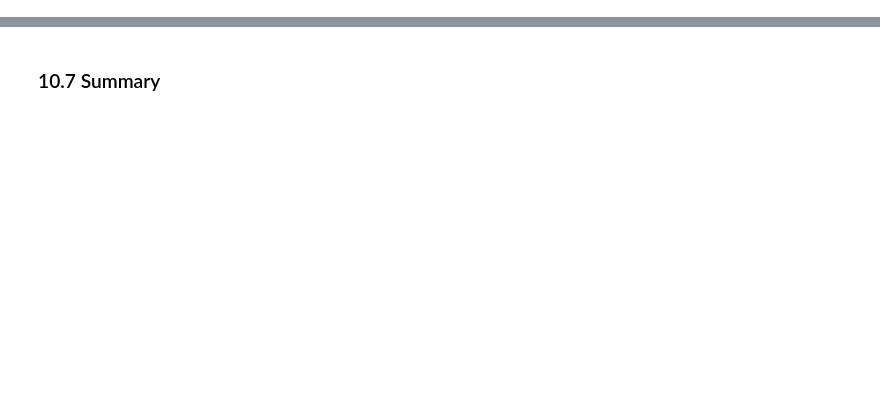
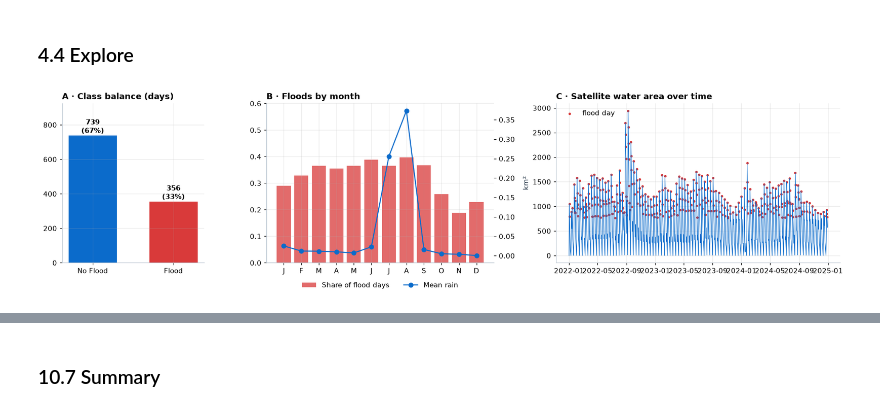
Before and after one commit to Stavan1234/FloodSense, a Jupyter notebook: CIL_Practicals_4_to_10_FloodSense.ipynb, the cells around one changed output, grey strips where cells are left out. Cells and saved outputs as stored; diff of their text form; code cells hidden in the pictures; blank space fills up the shorter version.

```diff
--- a/CIL_Practicals_4_to_10_FloodSense.ipynb
+++ b/CIL_Practicals_4_to_10_FloodSense.ipynb
@@ -1552,0 +131,23 @@ Saved 30 files (figures, tables, model) → FloodSense_Practicals_4_to_10_output
+# %%
+DATA_URL = "https://raw.githubusercontent.com/Stavan1234/FloodSense/main/input_data/flood_dataset.csv"
+
+def load_dataset():
+    """Local copy if present, else download from GitHub, else ask for an upload (Colab)."""
+    for path in [Path("flood_dataset.csv"), Path("input_data/flood_dataset.csv"), Path("/content/flood_dataset.csv")]:
+        if path.exists():
+            return pd.read_csv(path), str(path)
+    try:
+        return pd.read_csv(DATA_URL), "GitHub · Stavan1234/FloodSense"
+    except Exception as exc:
+        print(f"Download failed ({exc}); please upload flood_dataset.csv.")
+    from google.colab import files
+    uploaded = files.upload(); name = next(iter(uploaded))
+    return pd.read_csv(io.BytesIO(uploaded[name])), name
+
+raw, source = load_dataset()
+raw["date"] = pd.to_datetime(raw["date"], format="mixed")
+TARGET = "flood_event"
+print(f"Source: {source}")
+print(f"{raw.shape[0]:,} rows × {raw.shape[1]} columns · {raw['date'].min():%d %b %Y} → {raw['date'].max():%d %b %Y}")
+print(f"Location: {raw['latitude'].iloc[0]:.2f}°N, {raw['longitude'].iloc[0]:.0f}°E (Sindh, Pakistan)")
+display(raw.head())
@@ -1552,0 +251,22 @@ Saved 30 files (figures, tables, model) → FloodSense_Practicals_4_to_10_output
+# %% [markdown]
+### 4.4 Explore
+# %%
+fig, axes = plt.subplots(1, 3, figsize=(16, 4.2), gridspec_kw={"width_ratios": [1, 1.6, 2]})
+counts = df[TARGET].value_counts().reindex([0, 1])
+axes[0].bar(["No Flood", "Flood"], counts.values, color=[C["blue"], C["red"]], width=0.6)
+for i, v in enumerate(counts.values):
+    axes[0].text(i, v, f"{v}\n({v / counts.sum():.0%})", ha="center", va="bottom", fontweight="bold")
+axes[0].set_title("A · Class balance (days)"); axes[0].set_ylim(0, counts.max() * 1.25)
+monthly = df.groupby(df["date"].dt.month).agg(flood=(TARGET, "mean"), rain=("precipitation", "mean"))
+axes[1].bar(monthly.index, monthly["flood"], color=C["red"], alpha=0.75, label="Share of flood days")
+axes[1].set_xticks(range(1, 13), list("JFMAMJJASOND")); axes[1].set_ylim(0, 0.6); axes[1].set_title("B · Floods by month")
+ax2 = axes[1].twinx(); ax2.plot(monthly.index, monthly["rain"], color=C["blue"], marker="o", label="Mean rain"); ax2.grid(False)
+h = axes[1].get_legend_handles_labels()[0] + ax2.get_legend_handles_labels()[0]
+axes[1].legend(h, [x.get_label() for x in h], loc="upper center", bbox_to_anchor=(0.5, -0.08), ncol=2)
+axes[2].plot(df["date"], df["water_area_km2"], color=C["blue"], lw=0.8)
+fl = df[TARGET] == 1
+axes[2].scatter(df.loc[fl, "date"], df.loc[fl, "water_area_km2"], color=C["red"], s=6, label="flood day")
+axes[2].set_title("C · Satellite water area over time"); axes[2].set_ylabel("km²"); axes[2].legend(loc="upper left")
+fig.tight_layout(); save(fig, "task4_overview"); plt.show()
+# %% [output]
+[figure, added]
```
Also changed, not shown: parts of 140 cells of this notebook, 32 other files.
